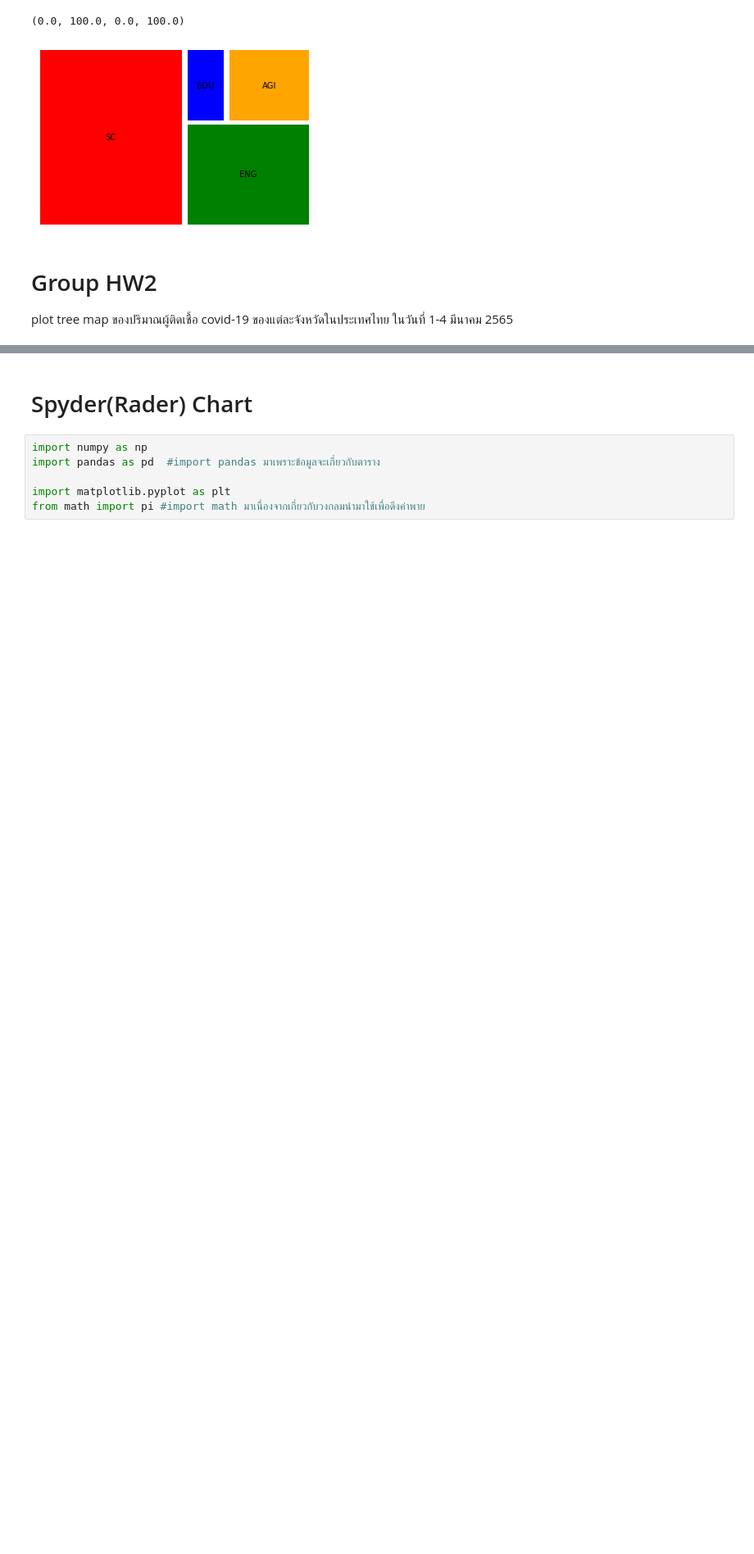
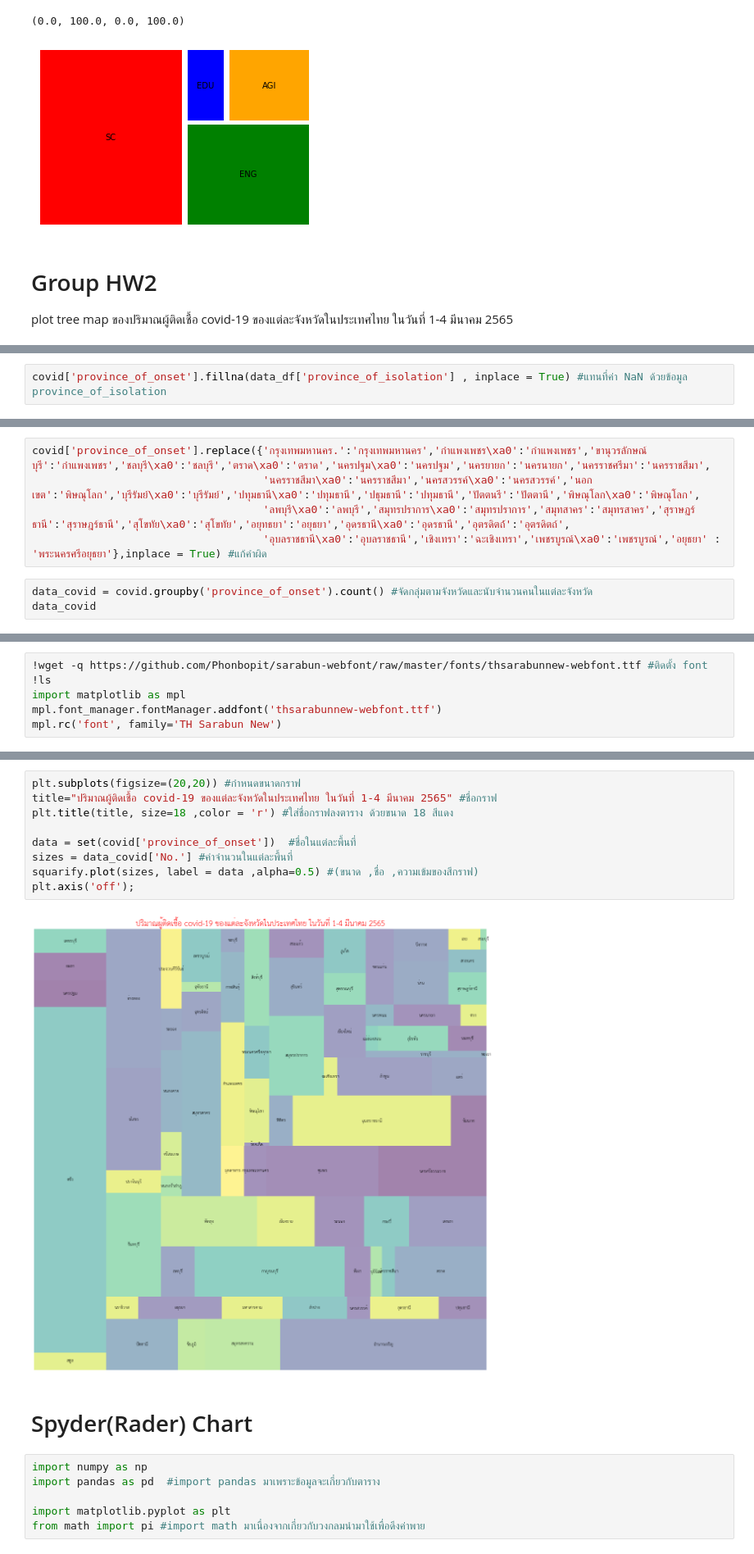
Before and after one commit to Ppangchon/data_viz_2022, a Jupyter notebook: DataViz04 Data Comparison.ipynb, the cells around one changed output, grey strips where cells are left out. Shown at 82% size. Saved outputs shown, nothing was run; the diff lists cells and outputs as text; blank space fills up the shorter version.

Commit message:
Group HW2

```diff
--- a/DataViz04 Data Comparison.ipynb
+++ b/DataViz04 Data Comparison.ipynb
@@ -405,0 +440,2 @@ plot tree map ของปริมาณผู้ติดเชื้อ covid
+# %%
+covid['province_of_onset'].fillna(data_df['province_of_isolation'] , inplace = True) #แทนที่ค่า NaN ด้วยข้อมูล province_of_isolation
@@ -405,0 +464,8 @@ plot tree map ของปริมาณผู้ติดเชื้อ covid
+# %%
+covid['province_of_onset'].replace({'กรุงเทพมหานคร.':'กรุงเทพมหานคร','กำแพงเพชร\xa0':'กำแพงเพชร','ขานุวรลักษณ์บุรี':'กำแพงเพชร','ชลบุรี\xa0':'ชลบุรี','ตราด\xa0':'ตราด','นครปฐม\xa0':'นครปฐม','นครยายก':'นครนายก','นครราชศรีมา':'นครราชสีมา',
+                                    'นครราชสีมา\xa0':'นครราชสีมา','นครสวรรค์\xa0':'นครสวรรค์','นอกเขต':'พิษณุโลก','บุรีรัมย์\xa0':'บุรีรัมย์','ปทุมธานี\xa0':'ปทุมธานี','ปธุมธานี':'ปทุมธานี','ปัตตนรี':'ปัตตานี','พิษณุโลก\xa0':'พิษณุโลก',
+                                    'ลพบุรี\xa0':'ลพบุรี','สมุทรปราการ\xa0':'สมุทรปราการ','สมุทสาคร':'สมุทรสาคร','สุราษฏร์ธานี':'สุราษฎร์ธานี','สุโขทัย\xa0':'สุโขทัย','อยุทธยา':'อยุธยา','อุดรธานี\xa0':'อุดรธานี','อุตรดิตถ์์':'อุตรดิตถ์',
+                                    'อุบลราชธานี\xa0':'อุบลราชธานี','เชิงเทรา':'ฉะเชิงเทรา','เพชรบูรณ์\xa0':'เพชรบูรณ์','อยุธยา' : 'พระนครศรีอยุธยา'},inplace = True) #แก้คำผิด
+# %%
+data_covid = covid.groupby('province_of_onset').count() #จัดกลุ่มตามจังหวัดและนับจำนวนคนในแต่ละจังหวัด
+data_covid
@@ -405,0 +487,6 @@ plot tree map ของปริมาณผู้ติดเชื้อ covid
+# %%
+!wget -q https://github.com/Phonbopit/sarabun-webfont/raw/master/fonts/thsarabunnew-webfont.ttf #ติดตั้ง font
+!ls
+import matplotlib as mpl
+mpl.font_manager.fontManager.addfont('thsarabunnew-webfont.ttf')
+mpl.rc('font', family='TH Sarabun New')
@@ -406,3 +495,14 @@ plot tree map ของปริมาณผู้ติดเชื้อ covid
+# %%
+plt.subplots(figsize=(20,20)) #กำหนดขนาดกราฟ
+title="ปริมาณผู้ติดเชื้อ covid-19 ของแต่ละจังหวัดในประเทศไทย ในวันที่ 1-4 มีนาคม 2565" #ชื่อกราฟ
+plt.title(title, size=18 ,color = 'r') #ใส่ชื่อกราฟลงตาราง ด้วยขนาด 18 สีแดง
+
+data = set(covid['province_of_onset'])  #ชื่อในแต่ละพื้นที่
+sizes = data_covid['No.'] #ค่าจำนวนในแต่ละพื้นที่
+squarify.plot(sizes, label = data ,alpha=0.5) #(ขนาด ,ชื่อ ,ความเข้มของสีกราฟ)
+plt.axis('off');
+# %% [output]
+[figure, added]
 # %% [markdown]
 # Spyder(Rader) Chart
 # %%
```
Also changed, not shown: parts of 10 cells of this notebook.
